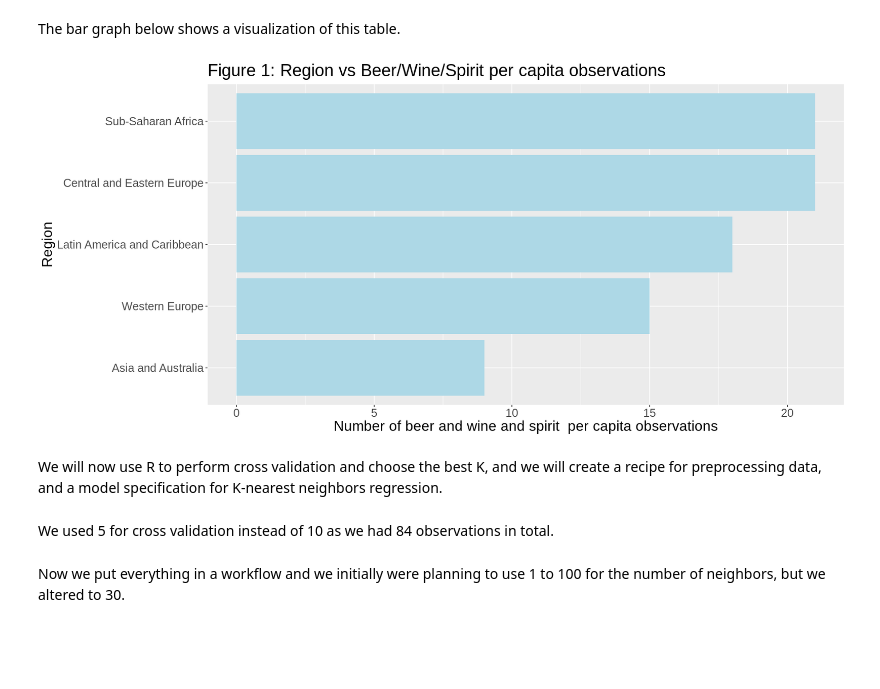
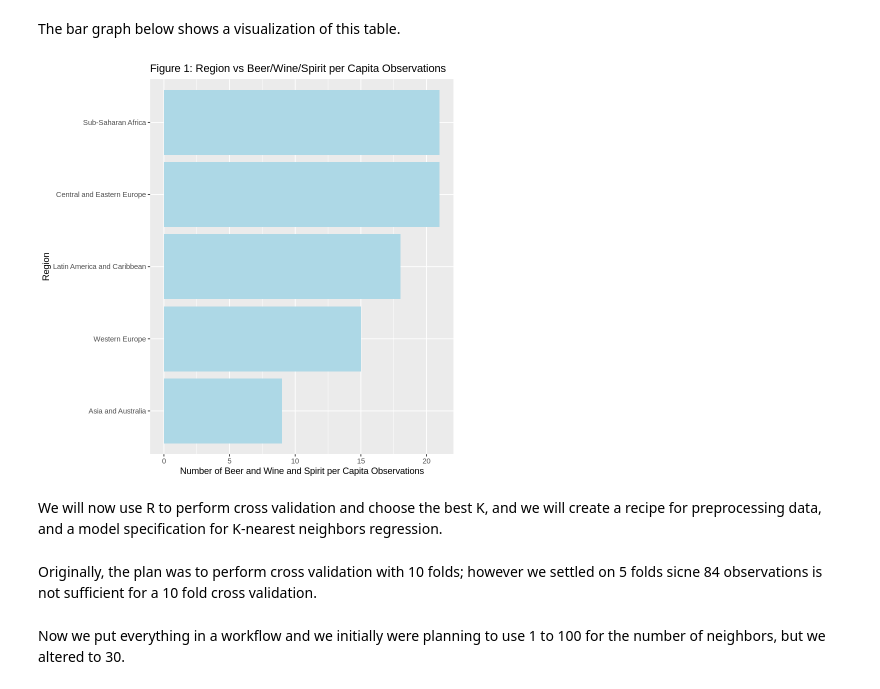
Before and after one commit to chloekim672/007-project-dsci-25-, a Jupyter notebook: dsciprojectfinal.ipynb, the cells around one changed output. Drawn from its saved outputs; the diff is of its cells as text; code cells hidden in the pictures; blank space fills up the shorter version.

```diff
--- a/dsciprojectfinal.ipynb
+++ b/dsciprojectfinal.ipynb
@@ -213,16 +214,16 @@ The bar graph below shows a visualization of this table.
 # %%
 data_summary_graph <- data_summary %>%
                     ggplot(aes(x = n, y = Region)) +
                     geom_bar(stat = "identity", fill = "lightblue") +
-                    xlab("Number of beer and wine and spirit  per capita observations") +
+                    xlab("Number of Beer and Wine and Spirit per Capita Observations") +
                     ylab("Region") +
-                    ggtitle("Figure 1: Region vs Beer/Wine/Spirit per capita observations") +
-                    theme(text = element_text(size = 19))
+                    ggtitle("Figure 1: Region vs Beer/Wine/Spirit per Capita Observations") +
+                    theme(text = element_text(size = 11))
 
 
 data_summary_graph
 # %% [output]
-[figure, old version]
+[figure, new version]
 # %% [markdown]
 We will now use R to perform cross validation and choose the best K, and we will create a recipe for preprocessing data, and a model specification for K-nearest neighbors regression.
 # %%
@@ -233,8 +234,8 @@ alco_tr_recipe <- recipe(Region ~ Beer_PerCapita + Wine_PerCapita + Spirit_PerCa
 alco_spec <- nearest_neighbor(weight_func = "rectangular", neighbors = tune()) %>%
                 set_engine("kknn") %>%
                 set_mode("classification")
-# %% [markdown]
-We used 5 for cross validation instead of 10 as we had 84 observations in total.
+# %% [markdown]
+Originally, the plan was to perform cross validation with 10 folds; however we settled on 5 folds sicne 84 observations is not sufficient for a 10 fold cross validation.
 # %%
 alcohol_vfold <- vfold_cv(alcohol_train, v = 5, strata = Region)
 # %% [markdown]
```
Also changed, not shown: parts of 10 cells of this notebook.
